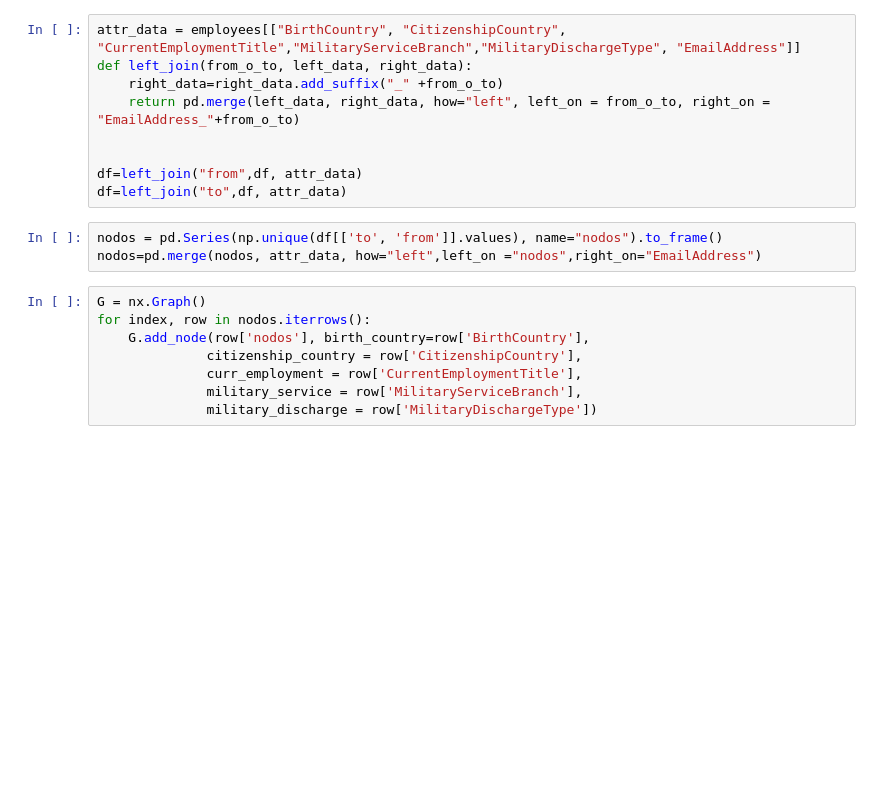
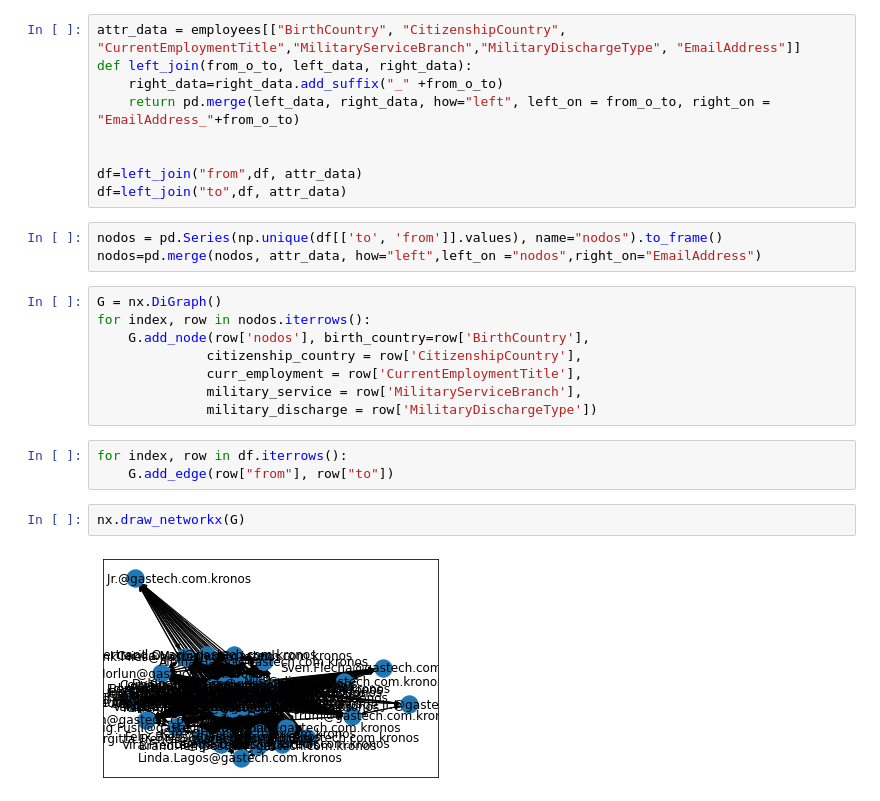
Before and after one commit to FedeScenna/VASTMiniChallenge, a Jupyter notebook: 02_2_employeesemails_graph.ipynb, the cells around one changed output. Drawn from its saved outputs; the diff is of its cells as text; blank space fills up the shorter version.

```diff
--- a/02_2_employeesemails_graph.ipynb
+++ b/02_2_employeesemails_graph.ipynb
@@ -32,10 +32,17 @@ df=left_join("to",df, attr_data)
 nodos = pd.Series(np.unique(df[['to', 'from']].values), name="nodos").to_frame()
 nodos=pd.merge(nodos, attr_data, how="left",left_on ="nodos",right_on="EmailAddress")
 # %%
-G = nx.Graph()
+G = nx.DiGraph()
 for index, row in nodos.iterrows():
     G.add_node(row['nodos'], birth_country=row['BirthCountry'],
               citizenship_country = row['CitizenshipCountry'],
               curr_employment = row['CurrentEmploymentTitle'],
               military_service = row['MilitaryServiceBranch'],
               military_discharge = row['MilitaryDischargeType'])
+# %%
+for index, row in df.iterrows():
+    G.add_edge(row["from"], row["to"])
+# %%
+nx.draw_networkx(G)
+# %% [output]
+[figure, added]
```
